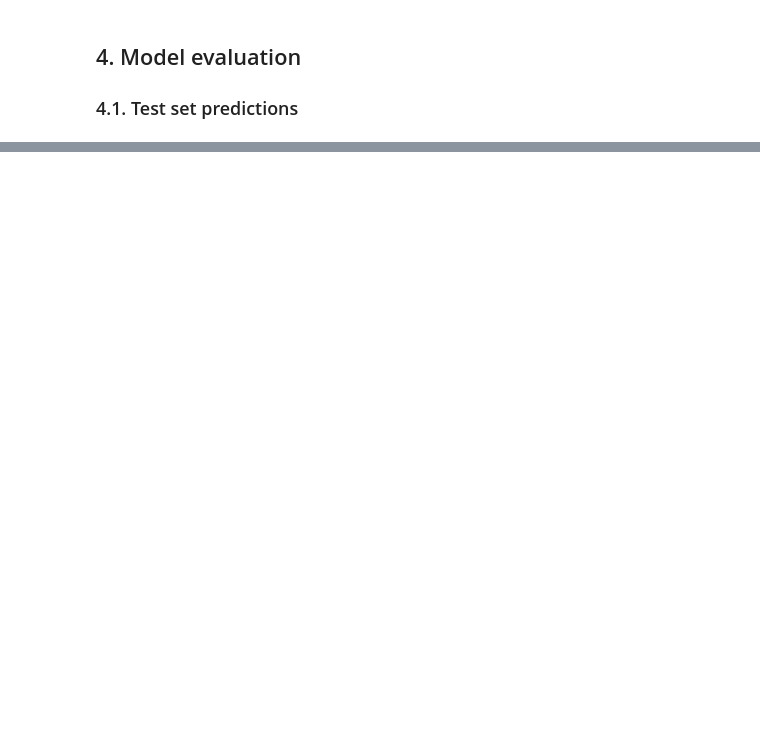
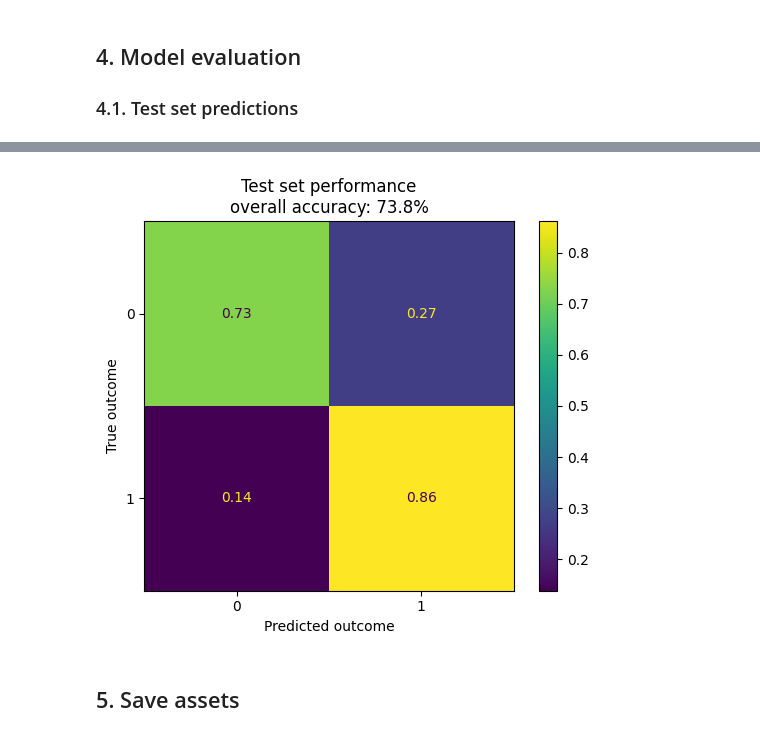
Before and after one commit to 4GeeksAcademy/gperdrizet-NLP-project, a Jupyter notebook: notebooks/RNN_solution.ipynb, the cells around one changed output, grey strips where cells are left out. Cells and saved outputs as stored; diff of their text form; code cells hidden in the pictures; blank space fills up the shorter version.

```diff
--- a/notebooks/RNN_solution.ipynb
+++ b/notebooks/RNN_solution.ipynb
@@ -434,20 +370,19 @@ NameError: name 'training_labels' is not defined
 
 ### 4.1. Test set predictions
 # %%
-from sklearn.metrics import accuracy_score, confusion_matrix, ConfusionMatrixDisplay
+threshold = 0.5
+predictions = model.predict(tf.convert_to_tensor(testing_features))
+predictions = [1 if p > threshold else 0 for p in predictions]
 
-threshold=0.5
-predictions=model.predict(tf.convert_to_tensor(testing_tokens))
-predictions=[1 if p > threshold else 0 for p in predictions]
-
-accuracy=accuracy_score(predictions, encoded_testing_labels)*100
+accuracy = accuracy_score(predictions, test_df['is_spam'])*100
 
 # Plot the confusion matrix
-cm=confusion_matrix(encoded_testing_labels, predictions, normalize='true')
-cm_disp=ConfusionMatrixDisplay(confusion_matrix=cm)
-_=cm_disp.plot()
+cm = confusion_matrix(test_df['is_spam'], predictions, normalize='true')
+cm_disp = ConfusionMatrixDisplay(confusion_matrix=cm)
+_= cm_disp.plot()
 
 plt.title(f'Test set performance\noverall accuracy: {accuracy:.1f}%')
 plt.xlabel('Predicted outcome')
 plt.ylabel('True outcome')
 plt.show()
+# %% [output]
@@ -453,0 +390,3 @@ plt.show()
+[figure, added]
+# %% [markdown]
+## 5. Save assets
```
Also changed, not shown: parts of 7 cells of this notebook.
